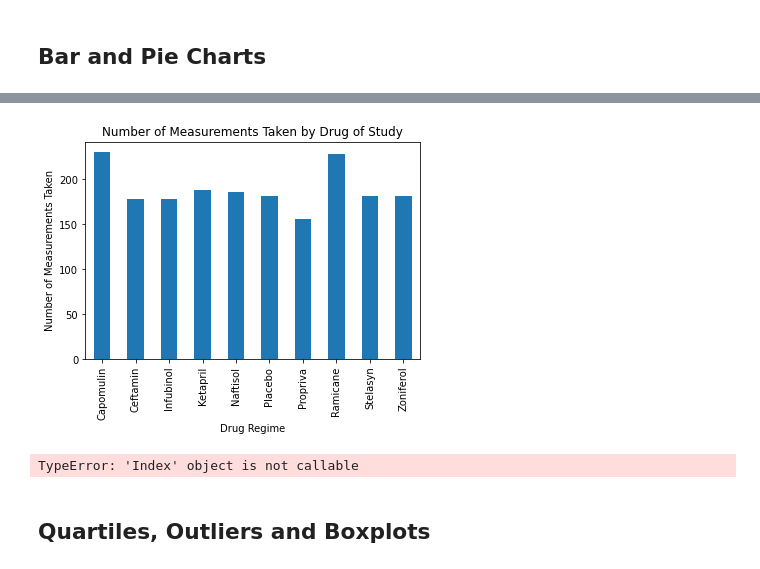
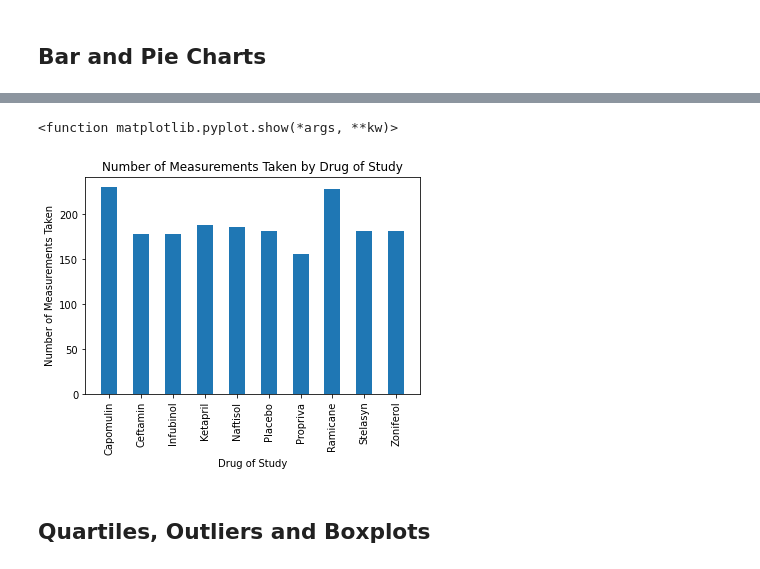
Before and after one commit to luchovzla/matplotlib-challenge, a Jupyter notebook: Pymaceuticals/pymaceuticals_starter.ipynb, the cells around one changed output, grey strips where cells are left out. Saved outputs shown, nothing was run; the diff lists cells and outputs as text; code cells hidden in the pictures.

Commit message:
Added barplot generated via plt.bar

```diff
--- a/Pymaceuticals/pymaceuticals_starter.ipynb
+++ b/Pymaceuticals/pymaceuticals_starter.ipynb
@@ -75,8 +92,8 @@ duplicate_mice
 # %%
 # Create a clean DataFrame by dropping the duplicate mouse by its ID.
 
-cleaned_study_df = combined_df.drop_duplicates(["Mouse ID", "Timepoint"])
-cleaned_study_df
+combined_df = combined_df[combined_df["Mouse ID"] != "g989"]
+combined_df
 # %% [output]
 |  | Mouse ID | Drug Regimen | Sex | Age_months | Weight (g) | Timepoint | Tumor Volume (mm3) | ... |
 | 0 | k403 | Ramicane | Male | 21 | 16 | 0 | 45.000000 | ... |
@@ -167,3 +184,23 @@ summary_agg_df
 | Zoniferol | 53.24 | 51.82 | 48.53 | 6.97 | 0.52 |
 # %% [markdown]
 ## Bar and Pie Charts
+# %%
+# Generate a bar plot showing the total number of measurements taken on each drug regimen using pandas.
+
+# Measurements Taken List
+
+drug_count = grouped_df["Mouse ID"].count()
+
+# Generate an X-axis to plot and a list to populate with the drug names
+
+drug_list = drug_count.index
+x_axis = np.arange(len(drug_count.index))
+
+drug_count.plot(kind = "bar", width = 0.5, align = "center")
+
+# Aesthetic parameters and labels
+plt.xlim(-0.75, len(x_axis) - 0.25)
+plt.title("Number of Measurements Taken by Drug of Study")
+plt.xlabel("Drug of Study")
+plt.ylabel("Number of Measurements Taken")
+plt.show()
@@ -170,20 +209,20 @@ summary_agg_df
 # %%
-# Generate a bar plot showing the total number of measurements taken on each drug regimen using pandas.
+# Generate a bar plot showing the total number of measurements taken on each drug regimen using pyplot.
 
-grouped_df["Mouse ID"].count().plot(kind = "bar")
+# Construct bar plot
+plt.bar(x = x_axis, height = drug_count, width = 0.5, align = "center")
+
+# Aesthetic parameters and labels
+plt.xticks(x_axis, drug_list, rotation = 90)
+plt.xlim(-0.75, len(x_axis) - 0.25)
 plt.title("Number of Measurements Taken by Drug of Study")
-plt.xlabel("Drug Regime")
+plt.xlabel("Drug of Study")
 plt.ylabel("Number of Measurements Taken")
-plt.show()
+
+plt.show
 # %% [output]
+<function matplotlib.pyplot.show(*args, **kw)>
-[figure, old version]
+[figure, new version]
-# %%
-# Generate a bar plot showing the total number of measurements taken on each drug regimen using pyplot.
-
-plt.bar(x = grouped_df["Mouse ID"].count().index(), height = grouped_df["Mouse ID"].count())
-plt.show
-# %% [output]
-TypeError: 'Index' object is not callable
 # %%
 # Generate a pie plot showing the distribution of female versus male mice using pandas
 # %%
```
Also changed, not shown: parts of 6 cells of this notebook.
